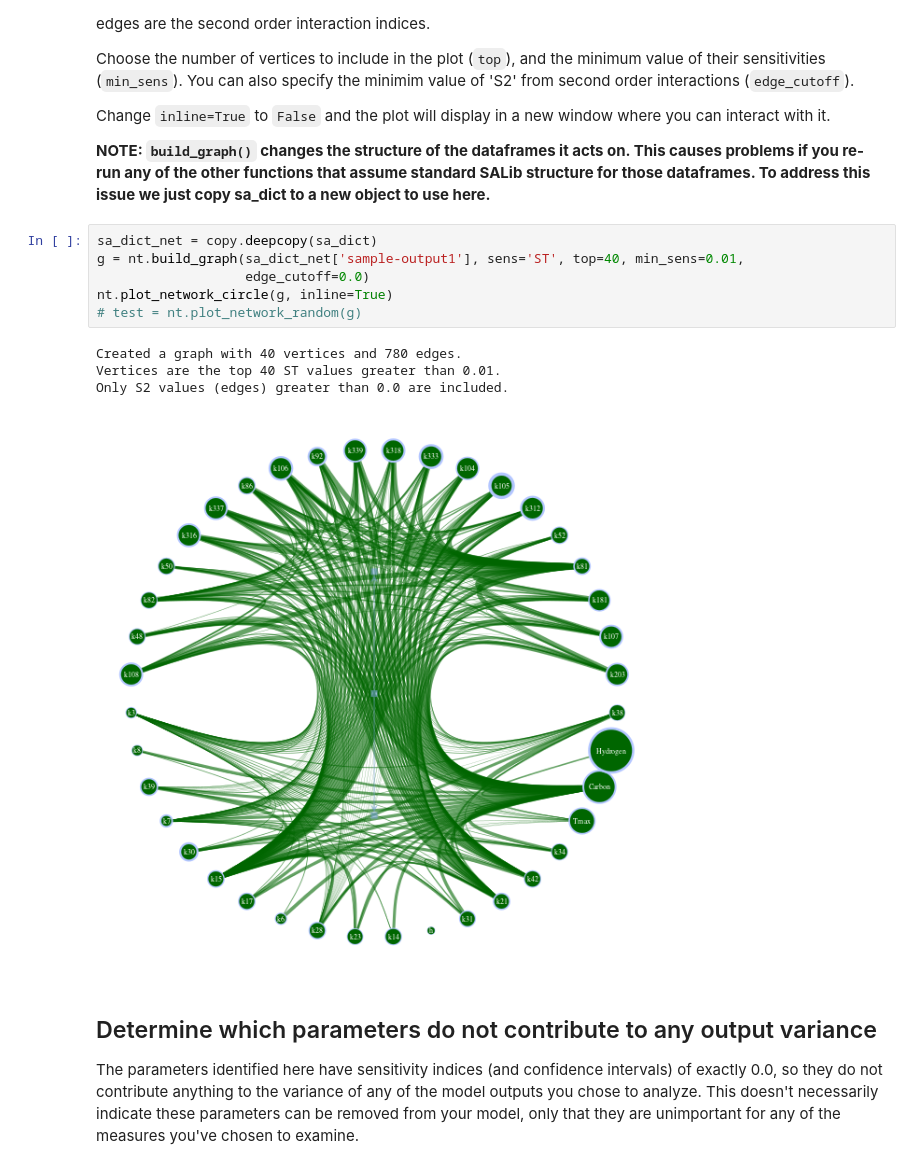
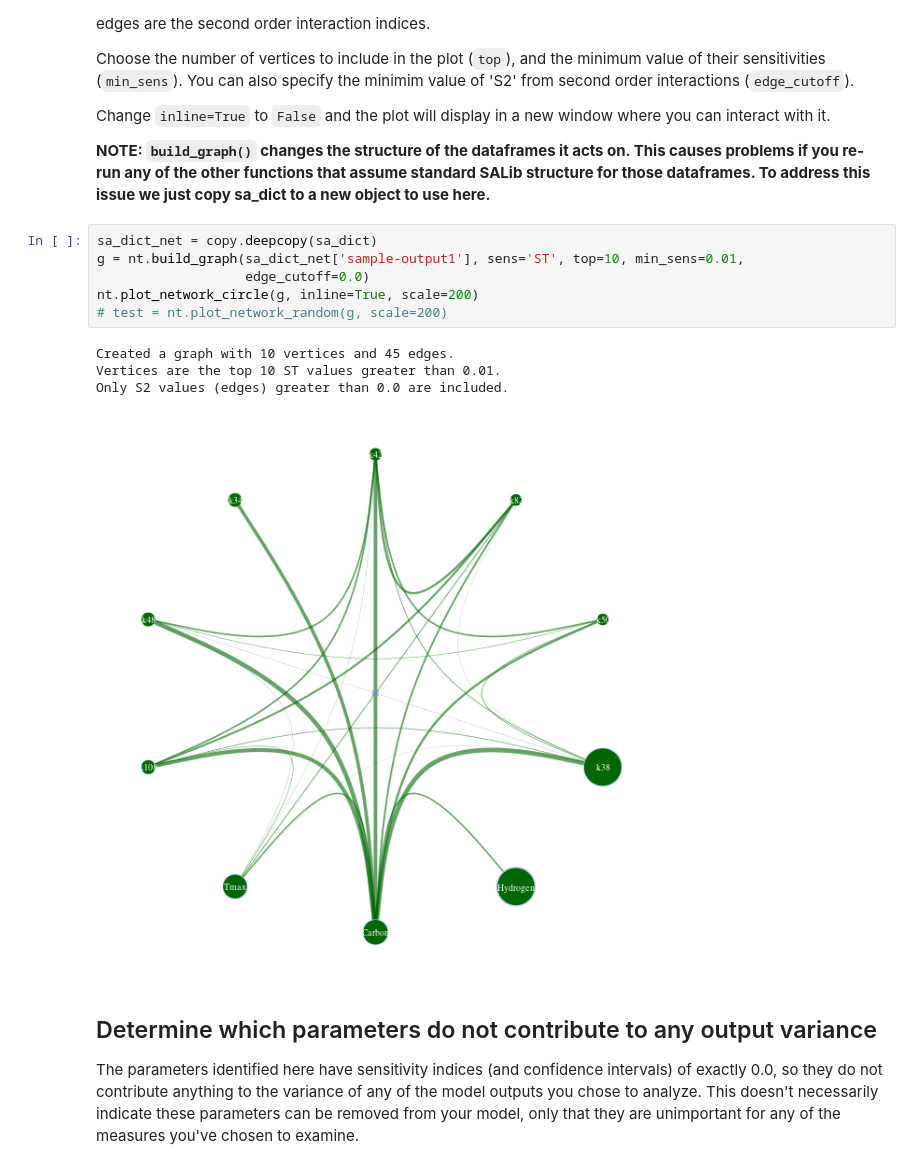
Before and after one commit to houghb/savvy, a Jupyter notebook: savvy_driver.ipynb, the cells around one changed output. Drawn from its saved outputs; the diff is of its cells as text.

```diff
--- a/savvy_driver.ipynb
+++ b/savvy_driver.ipynb
@@ -71,15 +69,15 @@ Change `inline=True` to `False` and the plot will display in a new window where
 **NOTE: `build_graph()` changes the structure of the dataframes it acts on.  This causes problems if you re-run any of the other functions that assume standard SALib structure for those dataframes.  To address this issue we just copy sa_dict to a new object to use here.**
 # %%
 sa_dict_net = copy.deepcopy(sa_dict)
-g = nt.build_graph(sa_dict_net['sample-output1'], sens='ST', top=40, min_sens=0.01,
+g = nt.build_graph(sa_dict_net['sample-output1'], sens='ST', top=10, min_sens=0.01,
                    edge_cutoff=0.0)
-nt.plot_network_circle(g, inline=True)
-# test = nt.plot_network_random(g)
+nt.plot_network_circle(g, inline=True, scale=200)
+# test = nt.plot_network_random(g, scale=200)
 # %% [output]
-Created a graph with 40 vertices and 780 edges.
-Vertices are the top 40 ST values greater than 0.01.
+Created a graph with 10 vertices and 45 edges.
+Vertices are the top 10 ST values greater than 0.01.
 Only S2 values (edges) greater than 0.0 are included.
-[figure, old version]
+[figure, new version]
 # %% [markdown]
 ## Determine which parameters do not contribute to any output variance
 
```
Also changed, not shown: parts of 1 cell of this notebook, 1 other file.
